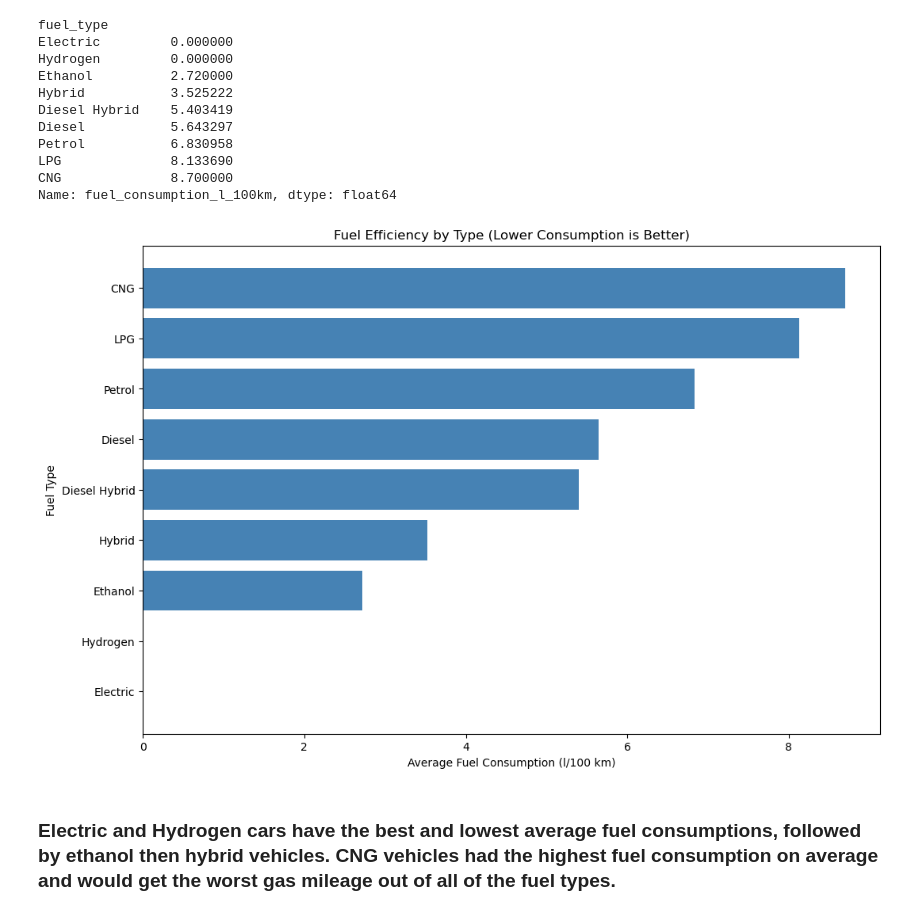
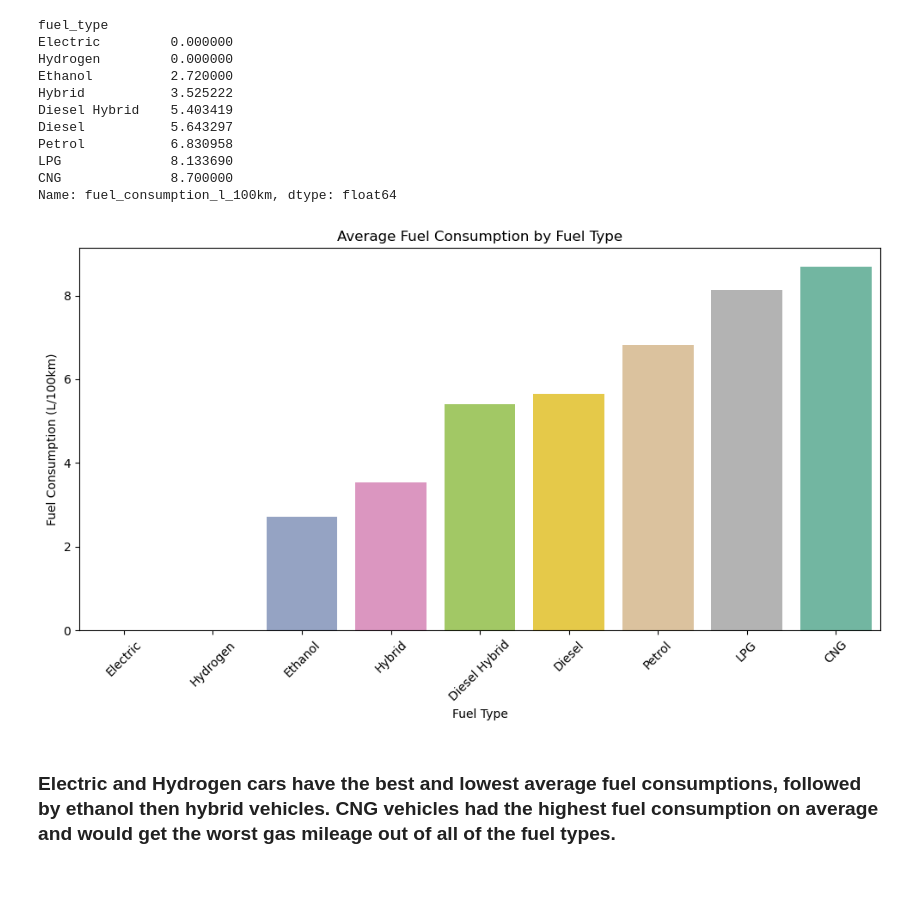
Before and after one commit to jmaster47/German-Car-Analysis-Final-Project, a Jupyter notebook: German_Cars_Sales_Analysis.ipynb, the cells around one changed output. Cells and saved outputs as stored; diff of their text form; code cells hidden in the pictures; blank space fills up the shorter version.

```diff
--- a/Final_Project.ipynb
+++ b/German_Cars_Sales_Analysis.ipynb
@@ -394,16 +391,17 @@ LPG              8.133690
 CNG              8.700000
 Name: fuel_consumption_l_100km, dtype: float64
 # %%
-# Average fuel consumption by fuel type
-avg_fuel_by_type = German_Car_Data.groupby('fuel_type')['fuel_consumption_l_100km'].mean().sort_values()
-plt.figure(figsize=(12, 8))
-plt.barh(avg_fuel_by_type.index, avg_fuel_by_type, color='steelblue')
-plt.title('Fuel Efficiency by Type (Lower Consumption is Better)')
-plt.xlabel('Average Fuel Consumption (l/100 km)')
-plt.ylabel('Fuel Type')
+# Plot: Average fuel consumption by fuel type
+plt.figure(figsize=(10, 6))
+sns.barplot(x=avg_fuel_by_type.index, y=avg_fuel_by_type.values, palette='Set2')
+plt.title('Average Fuel Consumption by Fuel Type')
+plt.ylabel('Fuel Consumption (L/100km)')
+plt.xlabel('Fuel Type')
+plt.xticks(rotation=45)
+plt.tight_layout()
 plt.show()
 # %% [output]
-[figure, old version]
+[figure, new version]
 # %% [markdown]
 ### Electric and Hydrogen cars have the best and lowest average fuel consumptions, followed by ethanol then hybrid vehicles. CNG vehicles had the highest fuel consumption on average and would get the worst gas mileage out of all of the fuel types.
 # %% [markdown]
```
Also changed, not shown: parts of 2 cells of this notebook.
